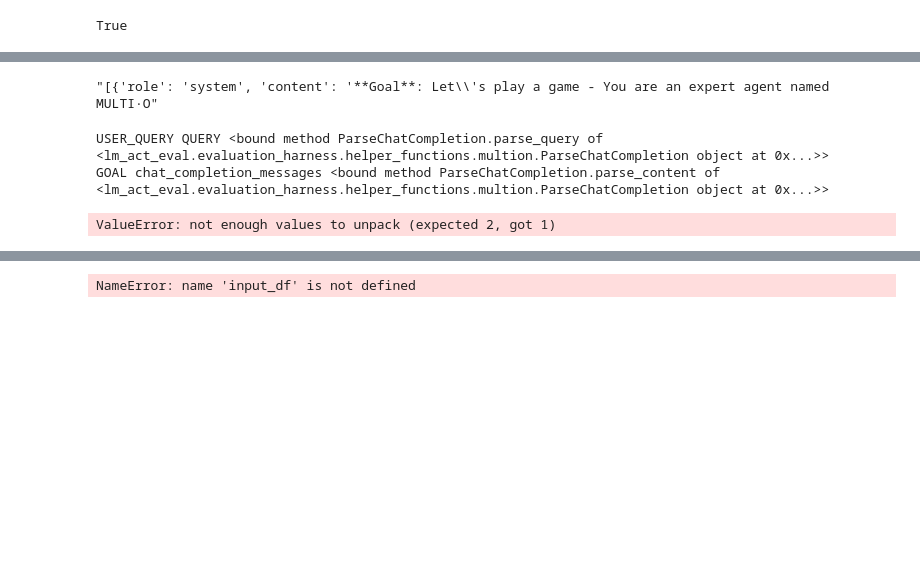
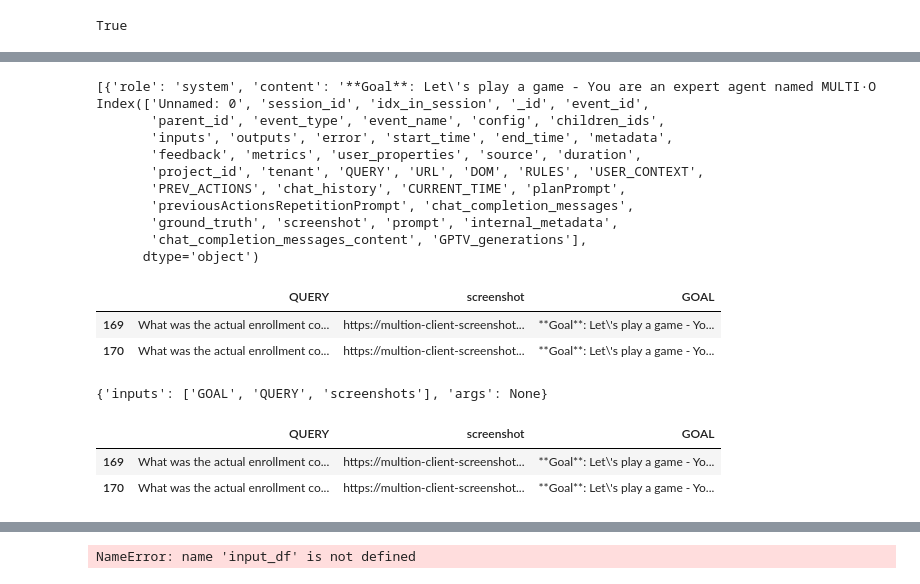
Before and after one commit to supmo668/lm_act_eval, a Jupyter notebook: quickstart/Trajectory Validation - data processing & GPTV eval.ipynb, the cells around one changed output, grey strips where cells are left out. Saved outputs shown, nothing was run; the diff lists cells and outputs as text; code cells hidden in the pictures; blank space fills up the shorter version.

Commit message:
stable __call__ on GPTVScorer

```diff
--- a/quickstart/Trajectory Validation - data processing & GPTV eval.ipynb
+++ b/quickstart/Trajectory Validation - data processing & GPTV eval.ipynb
@@ -78,13 +52,17 @@ hydra_cfg
 # %%
-# original
 df = pd.read_csv(hydra_cfg.sft.trajectory.data.path)
-df.chat_completion_messages.iloc[0][:100]
+print(
+  df.chat_completion_messages.iloc[0][:100],
+  df.columns
+)
 # %% [output]
-"[{'role': 'system', 'content': '**Goal**: Let\\'s play a game - You are an expert agent named MULTI·O"
+[{'role': 'system', 'content': '**Goal**: Let\'s play a game - You are an expert agent named MULTI·O Index(['Unnamed: 0', 'session_id', 'idx_in_session', '_id', 'event_id',
+       'parent_id', 'event_type', 'event_name', 'config', 'children_ids',
+       'inputs', 'outputs', 'error', 'start_time', 'end_time', 'metadata',
+       'feedback', 'metrics', 'user_properties', 'source', 'duration',
+       'project_id', 'tenant', 'QUERY', 'URL', 'DOM', 'RULES', 'USER_CONTEXT',
+       'PREV_ACTIONS', 'chat_history', 'CURRENT_TIME', 'planPrompt',
+       'previousActionsRepetitionPrompt', 'chat_completion_messages',
+       'ground_truth', 'screenshot', 'prompt', 'internal_metadata',
+       'chat_completion_messages_content', 'GPTV_generations'],
+      dtype='object')
-# %%
-gptv_evaluator = GPTVEvaluator(
-  hydra_cfg.sft.trajectory.data)
-# %% [output]
-USER_QUERY QUERY <bound method ParseChatCompletion.parse_query of <lm_act_eval.evaluation_harness.helper_functions.multion.ParseChatCompletion object at 0x...>>
-GOAL chat_completion_messages <bound method ParseChatCompletion.parse_content of <lm_act_eval.evaluation_harness.helper_functions.multion.ParseChatCompletion object at 0x...>>
-ValueError: not enough values to unpack (expected 2, got 1)
@@ -90,0 +74,22 @@ ValueError: not enough values to unpack (expected 2, got 1)
+# %%
+from lm_act_eval.evaluation_harness.evaluators.sft.trajectory import TableTrajectoryEvaluator
+
+df_evaluator = TableTrajectoryEvaluator(hydra_cfg.sft.trajectory.data)
+# %%
+df_evaluator.df.head(2)
+# %% [output]
+|  | QUERY | screenshot | GOAL |
+| 169 | What was the actual enrollment co... | https://multion-client-screenshot... | **Goal**: Let\'s play a game - Yo... |
+| 170 | What was the actual enrollment co... | https://multion-client-screenshot... | **Goal**: Let\'s play a game - Yo... |
+# %%
+gptv_scorer = GPTVScorer(hydra_cfg.sft.trajectory.metrics['gpt-v'])
+hydra_cfg.sft.trajectory.metrics['gpt-v']
+# %% [output]
+{'inputs': ['GOAL', 'QUERY', 'screenshots'], 'args': None}
+# %%
+#
+df_evaluator.df.iloc[:2]
+# %% [output]
+|  | QUERY | screenshot | GOAL |
+| 169 | What was the actual enrollment co... | https://multion-client-screenshot... | **Goal**: Let\'s play a game - Yo... |
+| 170 | What was the actual enrollment co... | https://multion-client-screenshot... | **Goal**: Let\'s play a game - Yo... |
```
Also changed, not shown: parts of 10 cells of this notebook, 14 other files.
